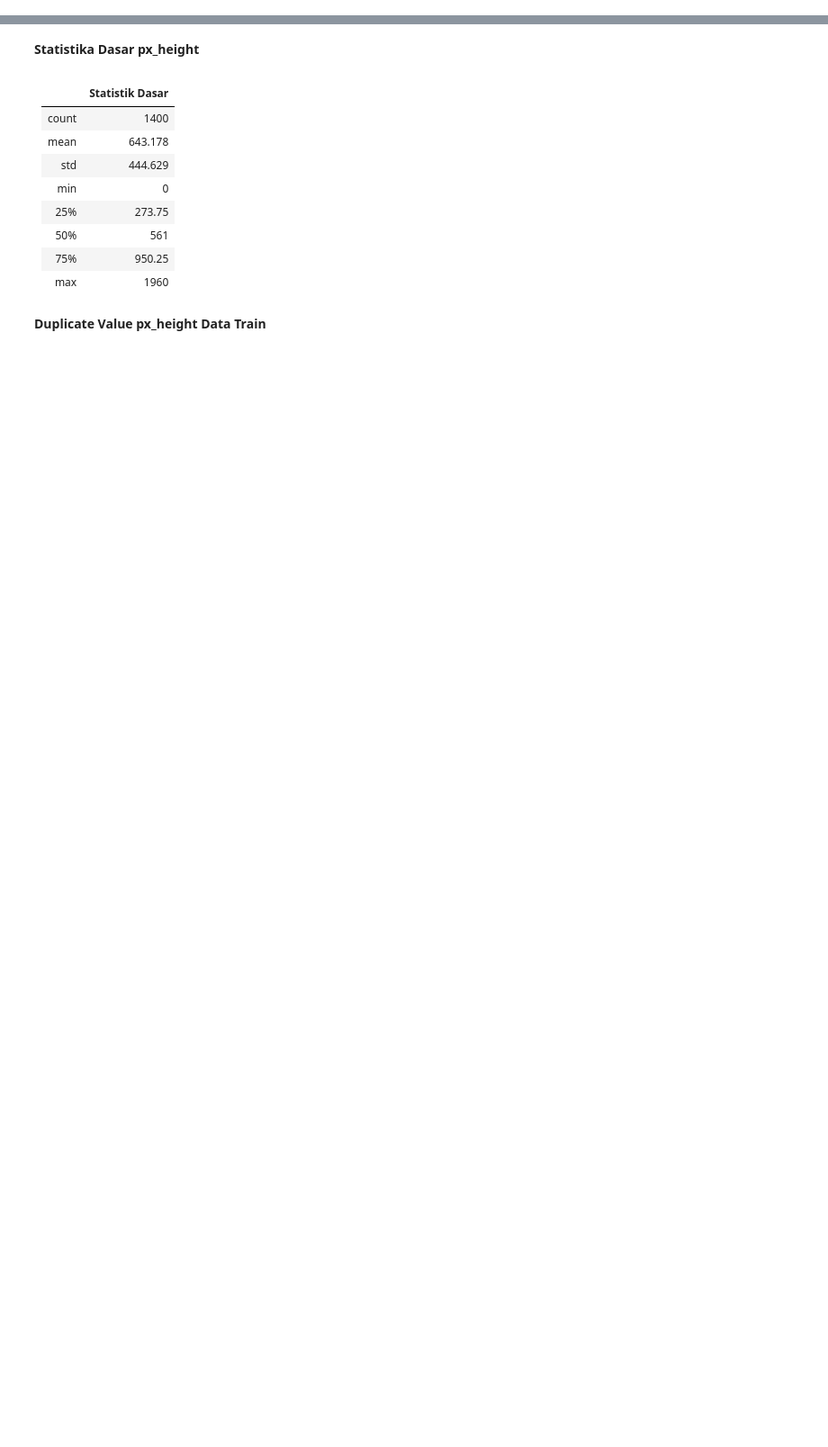
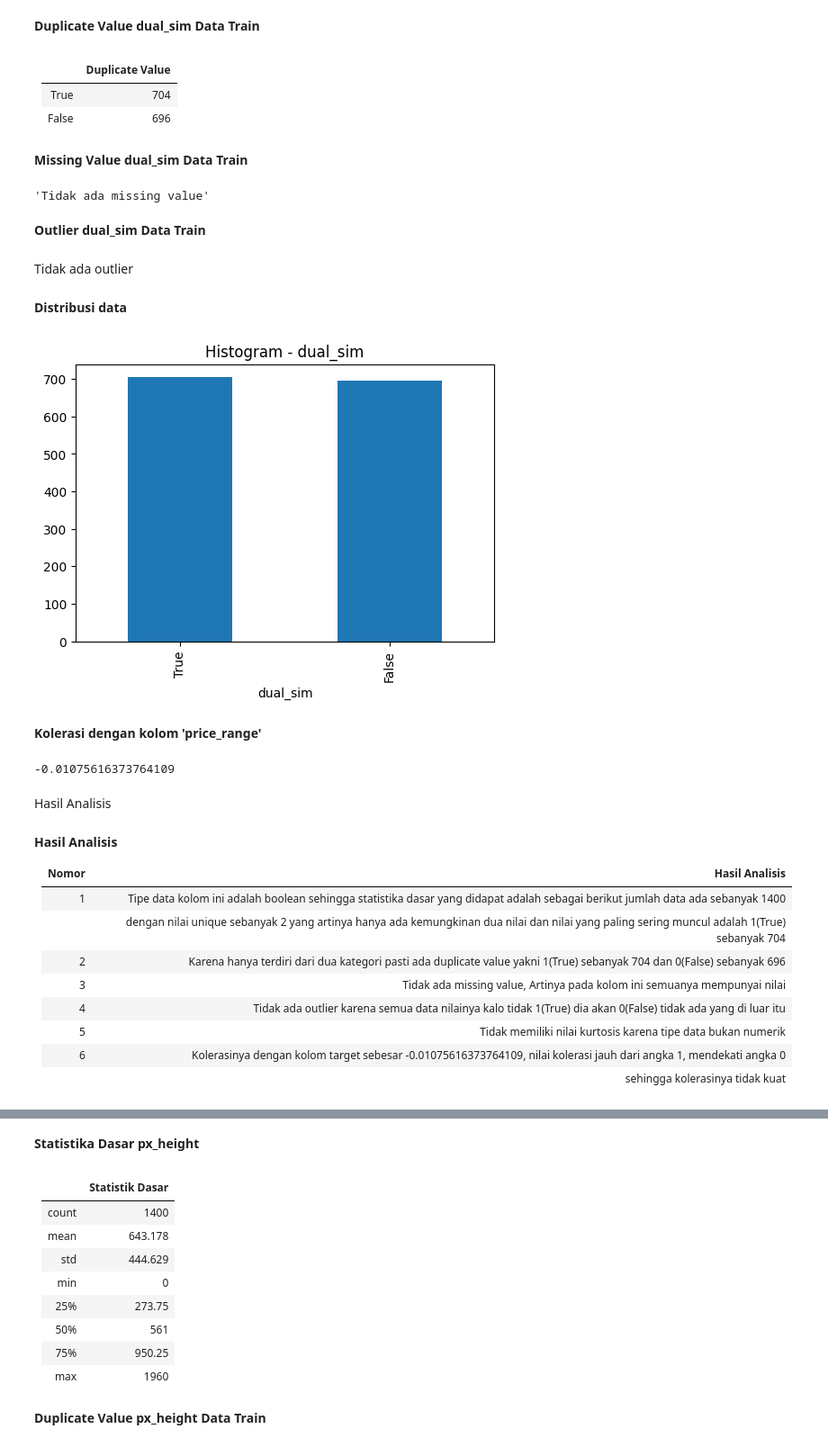
Before and after one commit to shelmasalsa17/Tucil2_13521020_13521115, a Jupyter notebook: src/main.ipynb, the cells around one changed output, grey strips where cells are left out. Shown: that part at 90% size. Saved outputs shown, nothing was run; the diff lists cells and outputs as text; code cells hidden in the pictures; blank space fills up the shorter version.

```diff
--- a/src/main.ipynb
+++ b/src/main.ipynb
@@ -119,0 +330,14 @@ def analisis(string1, string2, string3, string4, string5, string6):
+# %%
+#Nomor 4 kolom dual_sim
+finalValue('dual_sim',df)
+#Hasil Analisis
+string1 = '''Tipe data kolom ini adalah boolean sehingga statistika dasar yang didapat adalah sebagai berikut jumlah data ada sebanyak 1400
+dengan nilai unique sebanyak 2 yang artinya hanya ada kemungkinan dua nilai dan nilai yang paling sering muncul adalah 1(True) sebanyak 704'''
+string2 = '''Karena hanya terdiri dari dua kategori pasti ada duplicate value yakni 1(True) sebanyak 704 dan 0(False) sebanyak 696'''
+string3 = '''Tidak ada missing value, Artinya pada kolom ini semuanya mempunyai nilai'''
+string4 = '''Tidak ada outlier karena semua data nilainya kalo tidak 1(True) dia akan 0(False) tidak ada yang di luar itu'''
+string5 = '''Tidak memiliki nilai kurtosis karena tipe data bukan numerik'''
+string6 = '''Kolerasinya dengan kolom target sebesar -0.01075616373764109, nilai kolerasi jauh dari angka 1, mendekati angka 0
+sehingga kolerasinya tidak kuat'''
+analisis(string1, string2, string3, string4, string5,string6)
+# %% [output]
@@ -119,0 +351,26 @@ def analisis(string1, string2, string3, string4, string5, string6):
+**Duplicate Value dual_sim Data Train**
+|       |   Duplicate Value |
+|:------|------------------:|
+| True  |               704 |
+| False |               696 |
+**Missing Value dual_sim Data Train**
+'Tidak ada missing value'
+**Outlier dual_sim Data Train**
+Tidak ada outlier
+**Distribusi data**
+[figure, added]
+**Kolerasi dengan kolom 'price_range'**
+-0.01075616373764109
+Hasil Analisis
+**Hasil Analisis**
+
+|   Nomor | Hasil Analisis                                                                                                                              |
+|--------:|:--------------------------------------------------------------------------------------------------------------------------------------------|
+|       1 | Tipe data kolom ini adalah boolean sehingga statistika dasar yang didapat adalah sebagai berikut jumlah data ada sebanyak 1400              |
+|         | dengan nilai unique sebanyak 2 yang artinya hanya ada kemungkinan dua nilai dan nilai yang paling sering muncul adalah 1(True) sebanyak 704 |
+|       2 | Karena hanya terdiri dari dua kategori pasti ada duplicate value yakni 1(True) sebanyak 704 dan 0(False) sebanyak 696                       |
+|       3 | Tidak ada missing value, Artinya pada kolom ini semuanya mempunyai nilai                                                                    |
+|       4 | Tidak ada outlier karena semua data nilainya kalo tidak 1(True) dia akan 0(False) tidak ada yang di luar itu                                |
+|       5 | Tidak memiliki nilai kurtosis karena tipe data bukan numerik                                                                                |
+|       6 | Kolerasinya dengan kolom target sebesar -0.01075616373764109, nilai kolerasi jauh dari angka 1, mendekati angka 0                           |
+|         | sehingga kolerasinya tidak kuat                                                                                                             |
```
Also changed, not shown: parts of 16 cells of this notebook.
